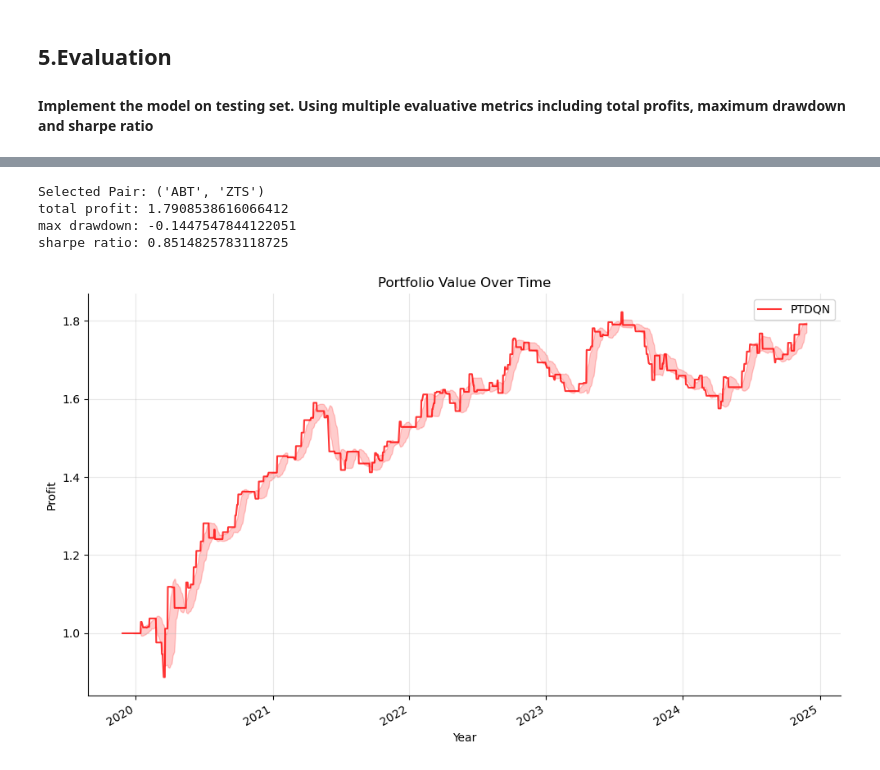
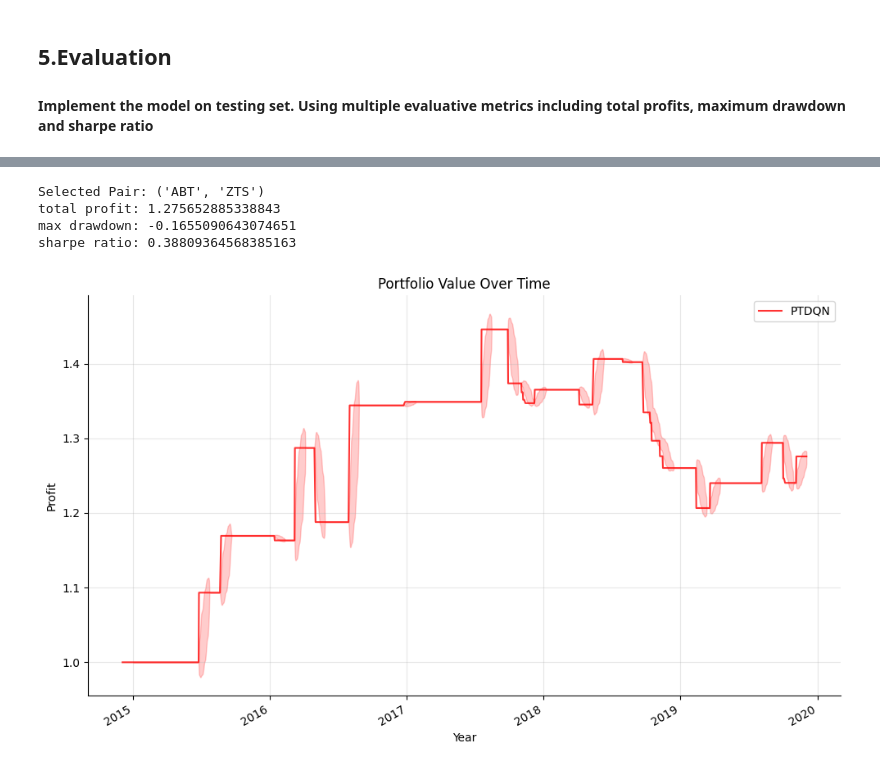
Before and after one commit to easonZC/DQN-Pairs-Trading, a Jupyter notebook: PTDQN.ipynb, the cells around one changed output, grey strips where cells are left out. Cells and saved outputs as stored; diff of their text form; code cells hidden in the pictures.

Commit message:
Add files via upload
Completed tests for Basic pairs trading strategy with fixed boundaries

```diff
--- a/PTDQN.ipynb
+++ b/PTDQN.ipynb
@@ -1014,0 +1108,22 @@ def evaluate_agent(agent, test_prices, formation_window_size, trading_window_siz
+# %%
+if __name__ == '__main__':
+    # Parameters (ensure these match your model's parameters)
+    formation_window_size = 30
+    trading_window_size = 15
+
+    # Load the trained agent
+    agent = agent1
+    # Set the model to evaluation mode
+    agent.eval()
+    # Get test data
+    test_prices = stock_Data(validated_pairs_data[1])[0]
+    # Evaluate the agent
+    evaluation_results = evaluate_agent(
+        agent,
+        test_prices,
+        formation_window_size,
+        trading_window_size
+    )
+    print('total profit:', evaluation_results[0])
+    print('max drawdown:', evaluation_results[1])
+    print('sharpe ratio:', evaluation_results[2])
@@ -1015,39 +1136,30 @@ def evaluate_agent(agent, test_prices, formation_window_size, trading_window_siz
 # %%
-def load_trained_agent(state_dim, action_dim, model_path):
-    # Initialize the model architecture
-    agent = DQN(state_dim, action_dim)
+if __name__ == '__main__':
+    # Parameters (ensure these match your model's parameters)
+    formation_window_size = 120
+    trading_window_size = 80
 
-    # Load the saved state dictionary
-    agent.load_state_dict(torch.load(model_path, weights_only=True))
+    # Load the trained agent
+    agent = agent = load_trained_agent(state_dim=3, action_dim=7, model_path='agent5.pth')
 
 
-    return agent
-
-# Main execution
-if __name__ == '__main__':
-    # Parameters (ensure these match your model's parameters)
-    formation_window_size = 30
-    trading_window_size = 15
-
-    # Load the trained agent
-    agent = load_trained_agent(state_dim=3, action_dim=7, model_path='trained_agent.pth')
     # Set the model to evaluation mode
     agent.eval()
     # Get test data
-    test_prices = stock_Data(validated_pairs_data[1])[1]
+    test_prices = stock_Data(validated_pairs_data[1])[0]
     # Evaluate the agent
     evaluation_results = evaluate_agent(
         agent,
         test_prices,
         formation_window_size,
         trading_window_size
     )
     print('total profit:', evaluation_results[0])
     print('max drawdown:', evaluation_results[1])
     print('sharpe ratio:', evaluation_results[2])
 # %% [output]
 Selected Pair: ('ABT', 'ZTS')
-total profit: 1.7908538616066412
-max drawdown: -0.1447547844122051
-sharpe ratio: 0.8514825783118725
+total profit: 1.275652885338843
+max drawdown: -0.1655090643074651
+sharpe ratio: 0.38809364568385163
-[figure, old version]
+[figure, new version]
```
Also changed, not shown: parts of 13 cells of this notebook.
